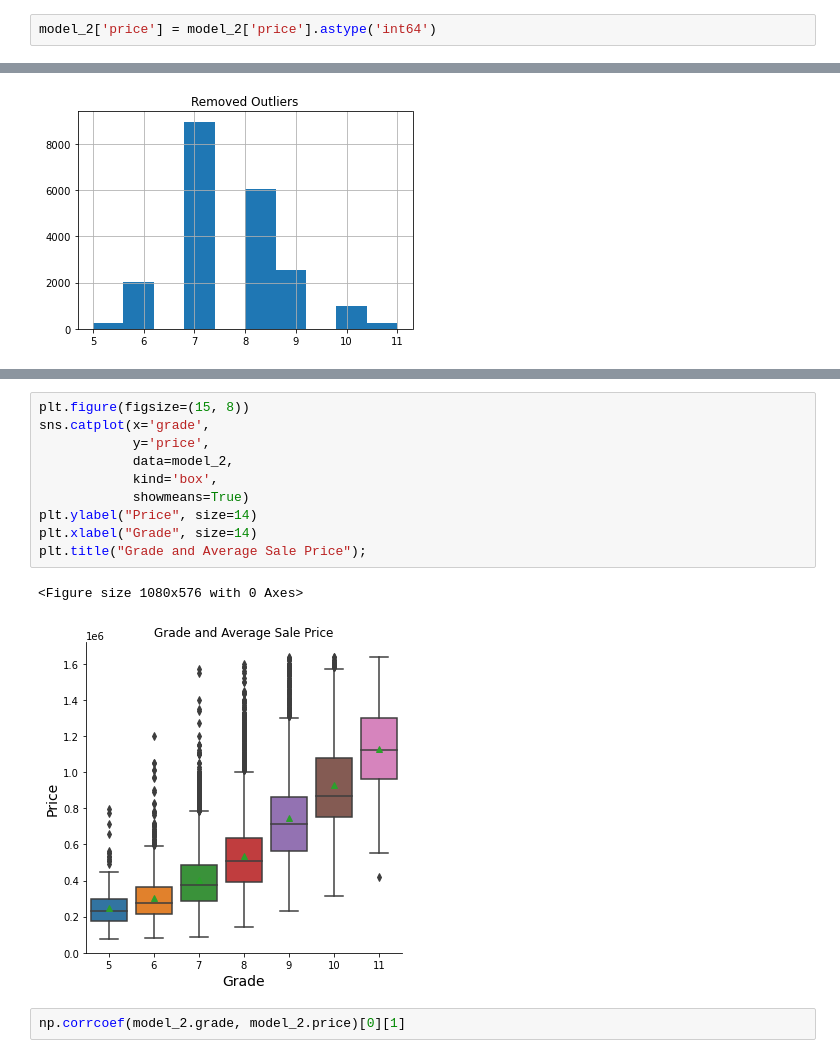
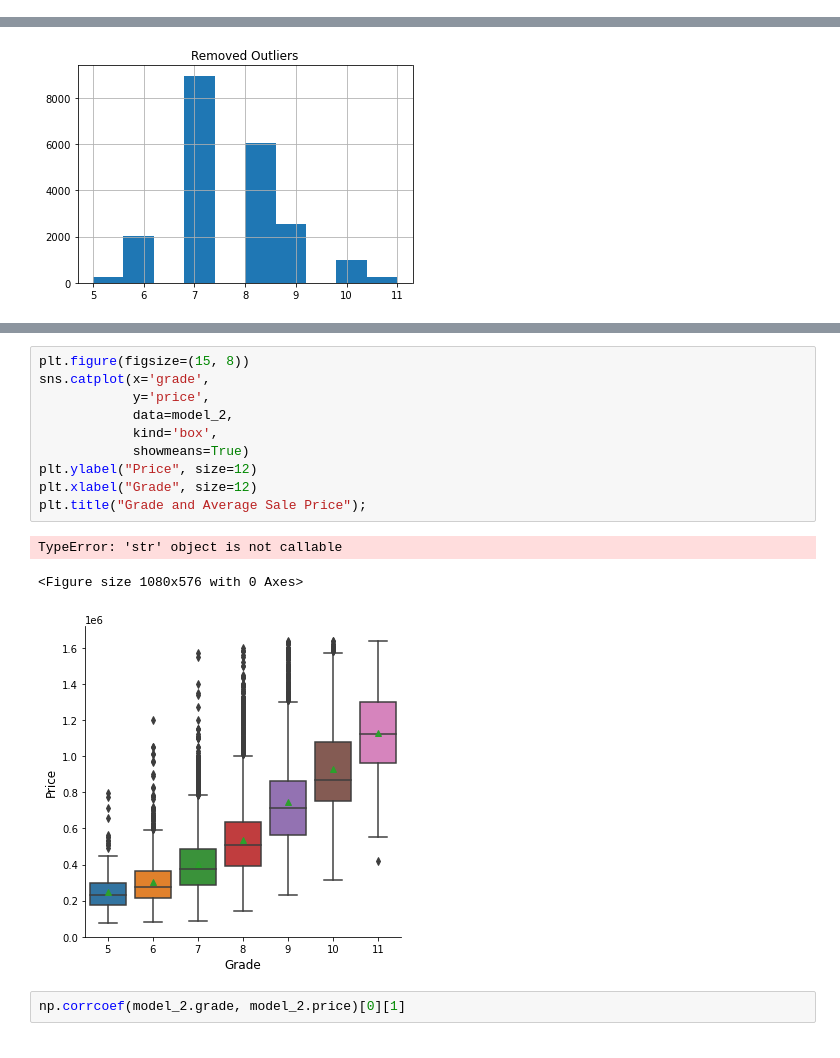
Before and after one commit to letruong711/Seattle-Area-Housing-Analysis, a Jupyter notebook: Starting Analysis.ipynb, the cells around one changed output, grey strips where cells are left out. Cells and saved outputs as stored; diff of their text form.

```diff
--- a/Starting Analysis.ipynb
+++ b/Starting Analysis.ipynb
@@ -557,8 +534,6 @@ model_2
 | 21595 | 400000.0 | 2.50 | 8 |
 | 21596 | 325000.0 | 0.75 | 7 |
 21597 rows × 3 columns
-# %%
-model_2['price'] = model_2['price'].astype('int64')
 # %%
 model_2 = model_2[(np.abs(stats.zscore(model_2)) < 3).all(axis=1)]
 model_2
@@ -614,16 +591,17 @@ sns.regplot(x="grade", y="price", data=model_2);
 # %%
 plt.figure(figsize=(15, 8))
 sns.catplot(x='grade',
             y='price',
             data=model_2,
             kind='box',
             showmeans=True)
-plt.ylabel("Price", size=14)
-plt.xlabel("Grade", size=14)
+plt.ylabel("Price", size=12)
+plt.xlabel("Grade", size=12)
 plt.title("Grade and Average Sale Price");
 # %% [output]
-<Figure size 1080x576 with 0 Axes>
+TypeError: 'str' object is not callable
+<Figure size 1080x576 with 0 Axes>
-[figure, old version]
+[figure, new version]
 # %%
 np.corrcoef(model_2.grade, model_2.price)[0][1]
 # %% [output]
```
Also changed, not shown: parts of 38 cells of this notebook.
